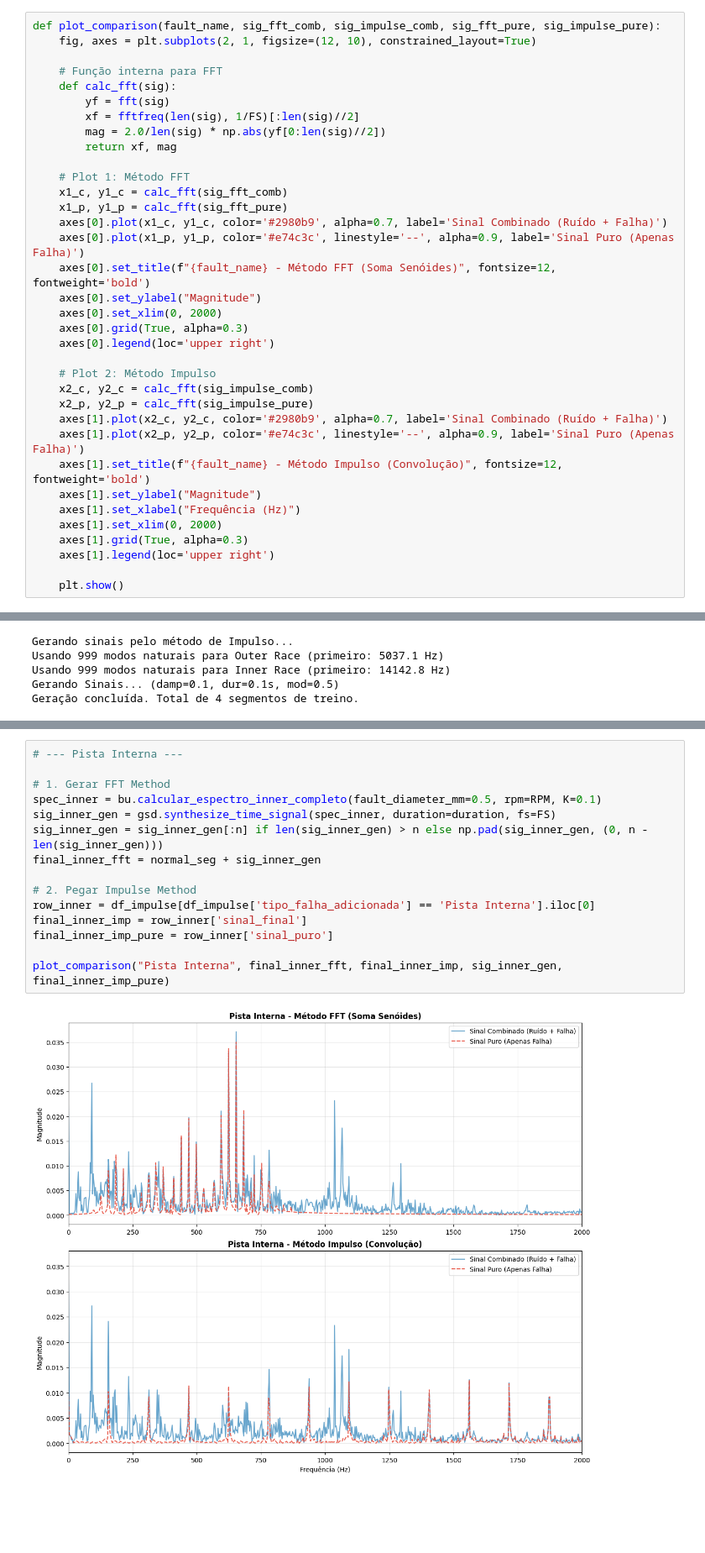
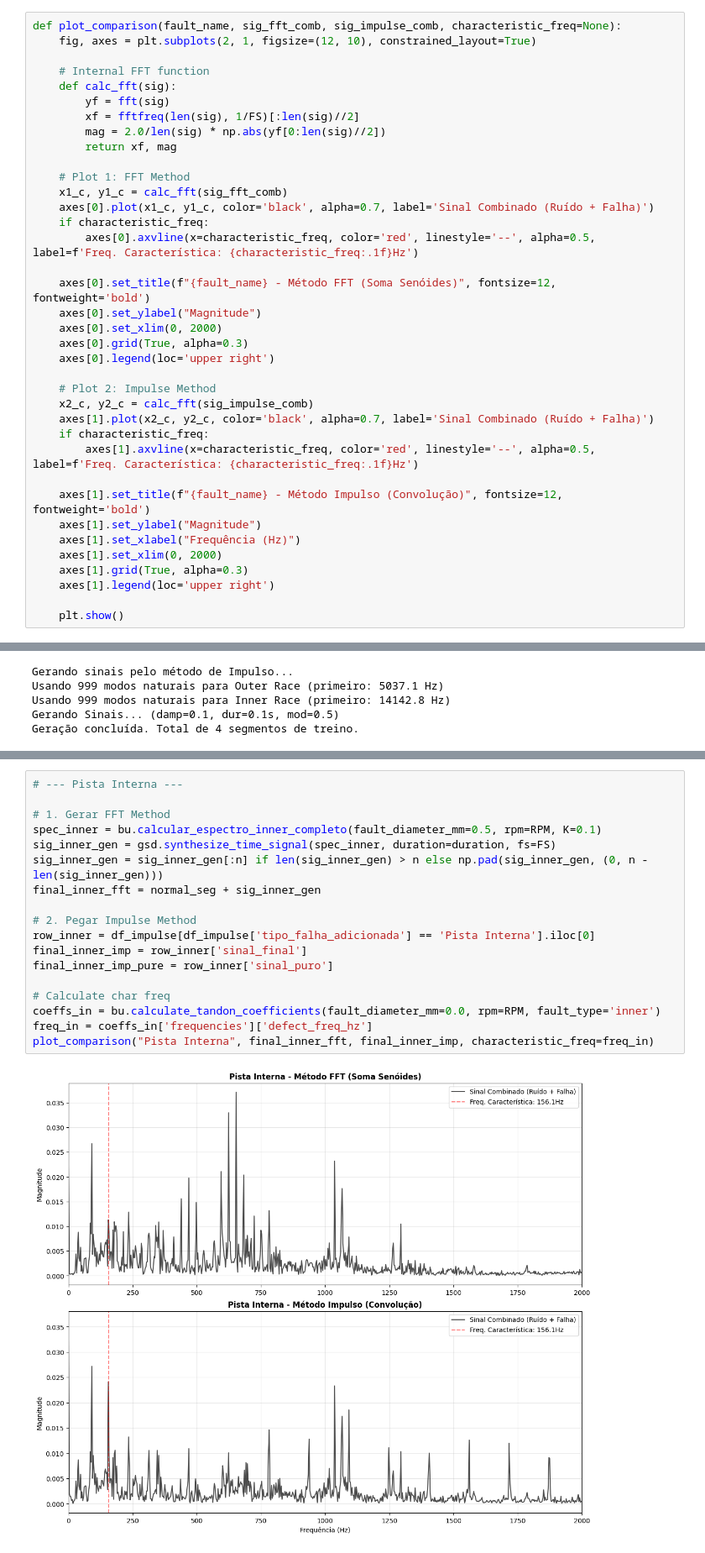
Before and after one commit to ViniciusTomsic/TCC, a Jupyter notebook: src/compare_synthetic_methods.ipynb, the cells around one changed output, grey strips where cells are left out. Shown at 84% size. Cells and saved outputs as stored; diff of their text form; blank space fills up the shorter version.

```diff
--- a/src/compare_synthetic_methods.ipynb
+++ b/src/compare_synthetic_methods.ipynb
@@ -67,32 +49,34 @@ Segmento Normal Carregado: 1730_Normal_DE_treino_seg_0
 # %% [markdown]
 ### 2. Funções Auxiliares de Plotagem
 # %%
-def plot_comparison(fault_name, sig_fft_comb, sig_impulse_comb, sig_fft_pure, sig_impulse_pure):
+def plot_comparison(fault_name, sig_fft_comb, sig_impulse_comb, characteristic_freq=None):
     fig, axes = plt.subplots(2, 1, figsize=(12, 10), constrained_layout=True)
 
-    # Função interna para FFT
+    # Internal FFT function
     def calc_fft(sig):
         yf = fft(sig)
         xf = fftfreq(len(sig), 1/FS)[:len(sig)//2]
         mag = 2.0/len(sig) * np.abs(yf[0:len(sig)//2])
         return xf, mag
 
-    # Plot 1: Método FFT
+    # Plot 1: FFT Method
     x1_c, y1_c = calc_fft(sig_fft_comb)
-    x1_p, y1_p = calc_fft(sig_fft_pure)
-    axes[0].plot(x1_c, y1_c, color='#2980b9', alpha=0.7, label='Sinal Combinado (Ruído + Falha)')
-    axes[0].plot(x1_p, y1_p, color='#e74c3c', linestyle='--', alpha=0.9, label='Sinal Puro (Apenas Falha)')
+    axes[0].plot(x1_c, y1_c, color='black', alpha=0.7, label='Sinal Combinado (Ruído + Falha)')
+    if characteristic_freq:
+        axes[0].axvline(x=characteristic_freq, color='red', linestyle='--', alpha=0.5, label=f'Freq. Característica: {characteristic_freq:.1f}Hz')
+
     axes[0].set_title(f"{fault_name} - Método FFT (Soma Senóides)", fontsize=12, fontweight='bold')
     axes[0].set_ylabel("Magnitude")
     axes[0].set_xlim(0, 2000)
     axes[0].grid(True, alpha=0.3)
     axes[0].legend(loc='upper right')
 
-    # Plot 2: Método Impulso
+    # Plot 2: Impulse Method
     x2_c, y2_c = calc_fft(sig_impulse_comb)
-    x2_p, y2_p = calc_fft(sig_impulse_pure)
-    axes[1].plot(x2_c, y2_c, color='#2980b9', alpha=0.7, label='Sinal Combinado (Ruído + Falha)')
-    axes[1].plot(x2_p, y2_p, color='#e74c3c', linestyle='--', alpha=0.9, label='Sinal Puro (Apenas Falha)')
+    axes[1].plot(x2_c, y2_c, color='black', alpha=0.7, label='Sinal Combinado (Ruído + Falha)')
+    if characteristic_freq:
+        axes[1].axvline(x=characteristic_freq, color='red', linestyle='--', alpha=0.5, label=f'Freq. Característica: {characteristic_freq:.1f}Hz')
+
     axes[1].set_title(f"{fault_name} - Método Impulso (Convolução)", fontsize=12, fontweight='bold')
     axes[1].set_ylabel("Magnitude")
     axes[1].set_xlabel("Frequência (Hz)")
@@ -149,20 +136,23 @@ plot_comparison("Pista Externa", final_outer_fft, final_outer_imp, sig_outer_gen
 # %%
 # --- Pista Interna ---
 
 # 1. Gerar FFT Method
 spec_inner = bu.calcular_espectro_inner_completo(fault_diameter_mm=0.5, rpm=RPM, K=0.1)
 sig_inner_gen = gsd.synthesize_time_signal(spec_inner, duration=duration, fs=FS)
 sig_inner_gen = sig_inner_gen[:n] if len(sig_inner_gen) > n else np.pad(sig_inner_gen, (0, n - len(sig_inner_gen)))
 final_inner_fft = normal_seg + sig_inner_gen
 
 # 2. Pegar Impulse Method
 row_inner = df_impulse[df_impulse['tipo_falha_adicionada'] == 'Pista Interna'].iloc[0]
 final_inner_imp = row_inner['sinal_final']
 final_inner_imp_pure = row_inner['sinal_puro']
 
-plot_comparison("Pista Interna", final_inner_fft, final_inner_imp, sig_inner_gen, final_inner_imp_pure)
+# Calculate char freq
+coeffs_in = bu.calculate_tandon_coefficients(fault_diameter_mm=0.0, rpm=RPM, fault_type='inner')
+freq_in = coeffs_in['frequencies']['defect_freq_hz']
+plot_comparison("Pista Interna", final_inner_fft, final_inner_imp, characteristic_freq=freq_in)
 # %% [output]
-[figure, old version]
+[figure, new version]
 # %%
 # --- Esfera ---
 
```
Also changed, not shown: parts of 3 cells of this notebook.
